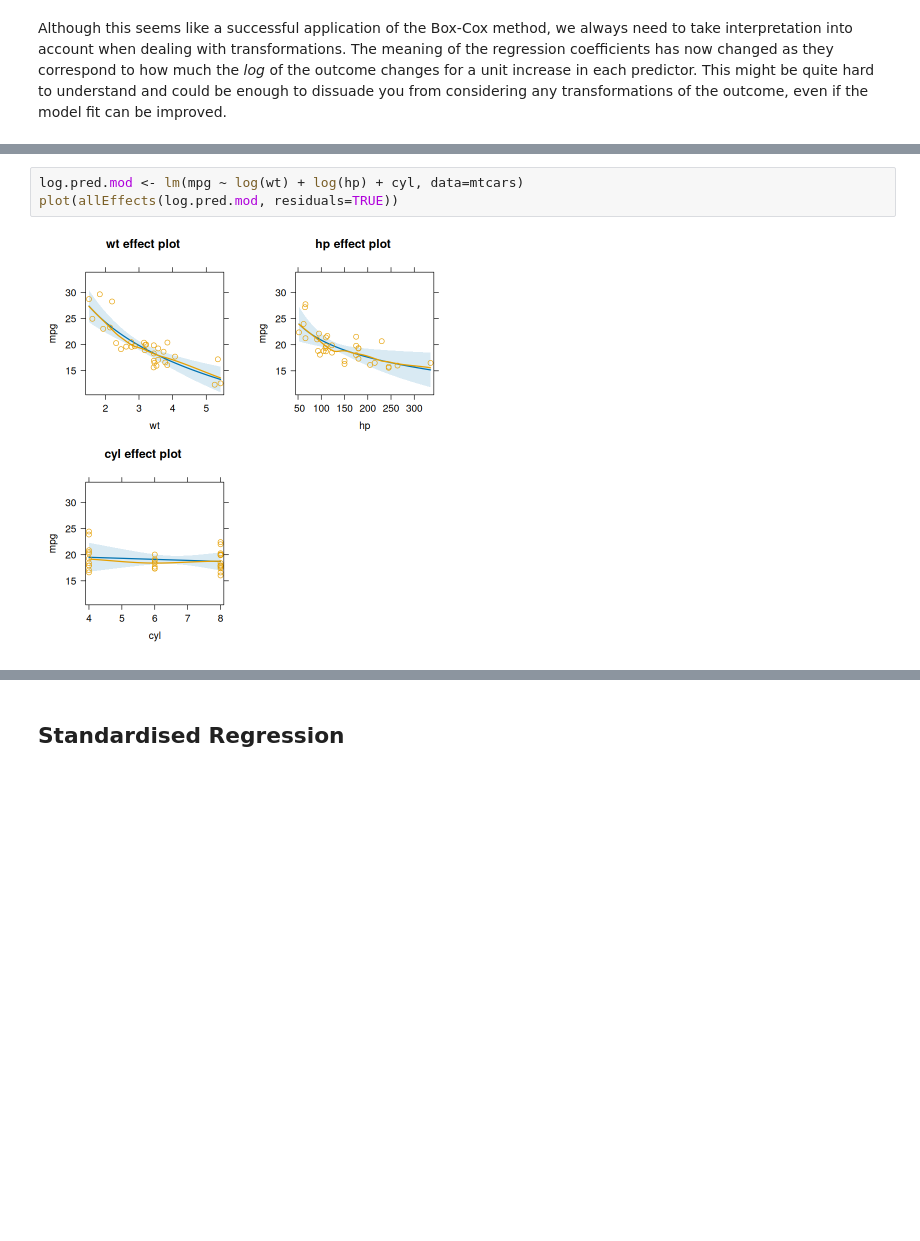
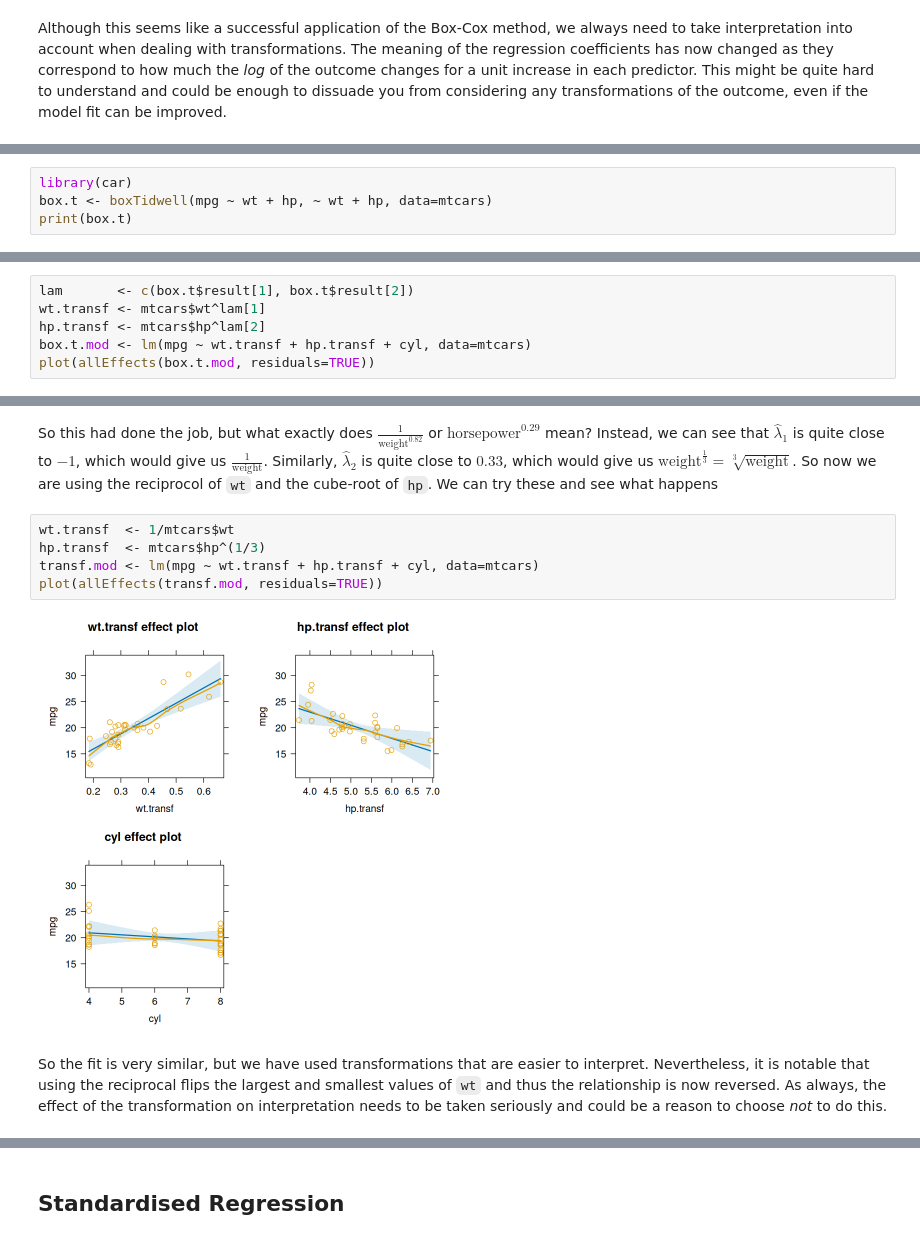
Before and after one commit to PCHN63101-Advanced-Data-Skills/Assumptions-Diagnostics-Transforms, a Jupyter notebook: _build/jupyter_execute/5.transformations.ipynb, the cells around one changed output, grey strips where cells are left out. Cells and saved outputs as stored; diff of their text form; blank space fills up the shorter version.

```diff
--- a/_build/jupyter_execute/5.transformations.ipynb
+++ b/_build/jupyter_execute/5.transformations.ipynb
@@ -66,0 +77,4 @@ As well as the outocme, we can also consider transformations applied to the pred
+# %%
+library(car)
+box.t <- boxTidwell(mpg ~ wt + hp, ~ wt + hp, data=mtcars)
+print(box.t)
@@ -66,0 +89,6 @@ As well as the outocme, we can also consider transformations applied to the pred
+# %%
+lam       <- c(box.t$result[1], box.t$result[2])
+wt.transf <- mtcars$wt^lam[1]
+hp.transf <- mtcars$hp^lam[2]
+box.t.mod <- lm(mpg ~ wt.transf + hp.transf + cyl, data=mtcars)
+plot(allEffects(box.t.mod, residuals=TRUE))
@@ -67,6 +97,12 @@ As well as the outocme, we can also consider transformations applied to the pred
+# %% [markdown]
+So this had done the job, but what exactly does $\frac{1}{\text{weight}^{0.82}}$ or $\text{horsepower}^{0.29}$ mean? Instead, we can see that $\hat{\lambda}_{1}$ is quite close to $-1$, which would give us $\frac{1}{\text{weight}}$. Similarly, $\hat{\lambda}_{2}$ is quite close to $0.33$, which would give us $\text{weight}^{\frac{1}{3}} = \sqrt[3]{\text{weight}}$. So now we are using the reciprocol of `wt` and the cube-root of `hp`. We can try these and see what happens
 # %%
-log.pred.mod <- lm(mpg ~ log(wt) + log(hp) + cyl, data=mtcars)
-plot(allEffects(log.pred.mod, residuals=TRUE))
+wt.transf  <- 1/mtcars$wt
+hp.transf  <- mtcars$hp^(1/3)
+transf.mod <- lm(mpg ~ wt.transf + hp.transf + cyl, data=mtcars)
+plot(allEffects(transf.mod, residuals=TRUE))
 # %% [output]
-[figure, old version]
+[figure, new version]
+# %% [markdown]
+So the fit is very similar, but we have used transformations that are easier to interpret. Nevertheless, it is notable that using the reciprocal flips the largest and smallest values of `wt` and thus the relationship is now reversed. As always, the effect of the transformation on interpretation needs to be taken seriously and could be a reason to choose *not* to do this.
 # %% [markdown]
```
Also changed, not shown: parts of 19 cells of this notebook, 17 other files.
